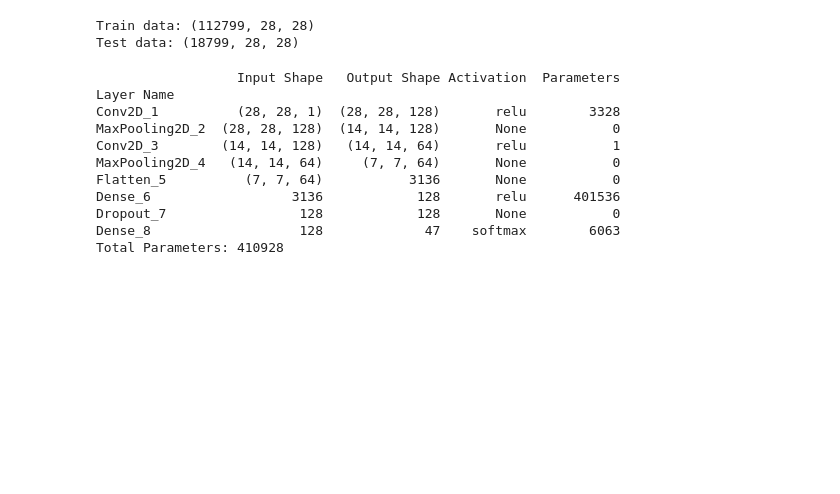
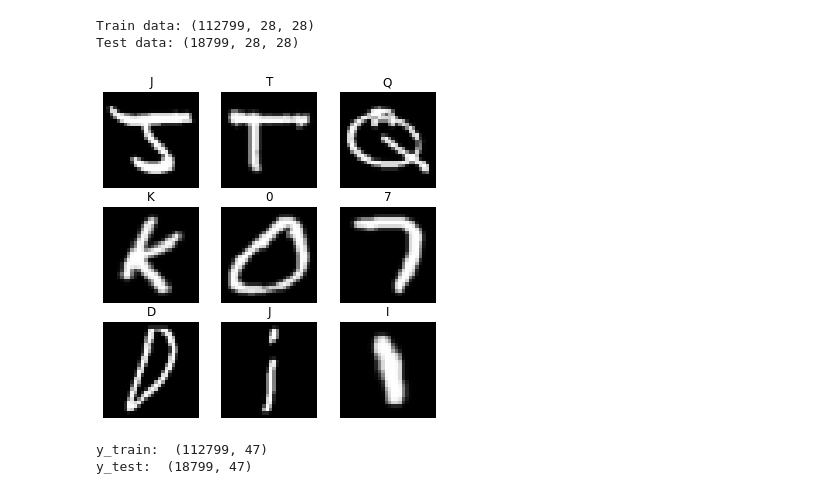
Before and after one commit to LamNg99/Handwritten-Character-Classifier, a Jupyter notebook: src/emnist.ipynb, the cells around one changed output. Saved outputs shown, nothing was run; the diff lists cells and outputs as text; code cells hidden in the pictures; blank space fills up the shorter version.

```diff
--- a/src/emnist.ipynb
+++ b/src/emnist.ipynb
@@ -108,3 +117,15 @@ Test data: (18799, 28, 28)
 # Normalize data
 X_train = X_train.astype('float32')/255
 X_test = X_test.astype('float32')/255
+# %%
+# Visualize data
+samples = random.sample(range(0, len(X_train)), 9)
+
+plt.figure(figsize=(6, 6))
+for i in samples:
+    plt.subplot(3, 3, samples.index(i) + 1)
+    plt.imshow(X_train[i], cmap=plt.get_cmap('gray'))
+    plt.title(chr(mapp[y_train[i]]))
+    plt.axis('off')
+# %% [output]
+[figure, added]
@@ -111,2 +135,11 @@ X_test = X_test.astype('float32')/255
+# %%
+# One hot encoding
+y_train = np_utils.to_categorical(y_train, num_classes)
+y_test = np_utils.to_categorical(y_test, num_classes)
+print("y_train: ", y_train.shape)
+print("y_test: ", y_test.shape)
+# %% [output]
+y_train:  (112799, 47)
+y_test:  (18799, 47)
 # %%
 # Reshaping for input to CNN
@@ -118,27 +150,0 @@ num_classes = y_train.nunique()
-# %%
-m = CNN()
-
-m.add(Conv2D(filters=128, kernel_size=(5,5), padding = 'same', activation='relu',\
-                 input_shape=(HEIGHT, WIDTH,1)))
-m.add(MaxPooling2D(pool_size=(2,2), strides=(2,2)))
-m.add(Conv2D(filters=64, kernel_size=(3,3) , padding = 'same', activation='relu'))
-m.add(MaxPooling2D(pool_size=(2,2)))
-
-m.add(Flatten())
-m.add(Dense(units=128, activation='relu'))
-m.add(Dropout(.5))
-m.add(Dense(units=num_classes, activation='softmax'))
-
-m.summary()
-# %% [output]
-                  Input Shape   Output Shape Activation  Parameters
-Layer Name
-Conv2D_1          (28, 28, 1)  (28, 28, 128)       relu        3328
-MaxPooling2D_2  (28, 28, 128)  (14, 14, 128)       None           0
-Conv2D_3        (14, 14, 128)   (14, 14, 64)       relu           1
-MaxPooling2D_4   (14, 14, 64)     (7, 7, 64)       None           0
-Flatten_5          (7, 7, 64)           3136       None           0
-Dense_6                  3136            128       relu      401536
-Dropout_7                 128            128       None           0
-Dense_8                   128             47    softmax        6063
-Total Parameters: 410928
```
Also changed, not shown: parts of 20 cells of this notebook, 5 other files.
